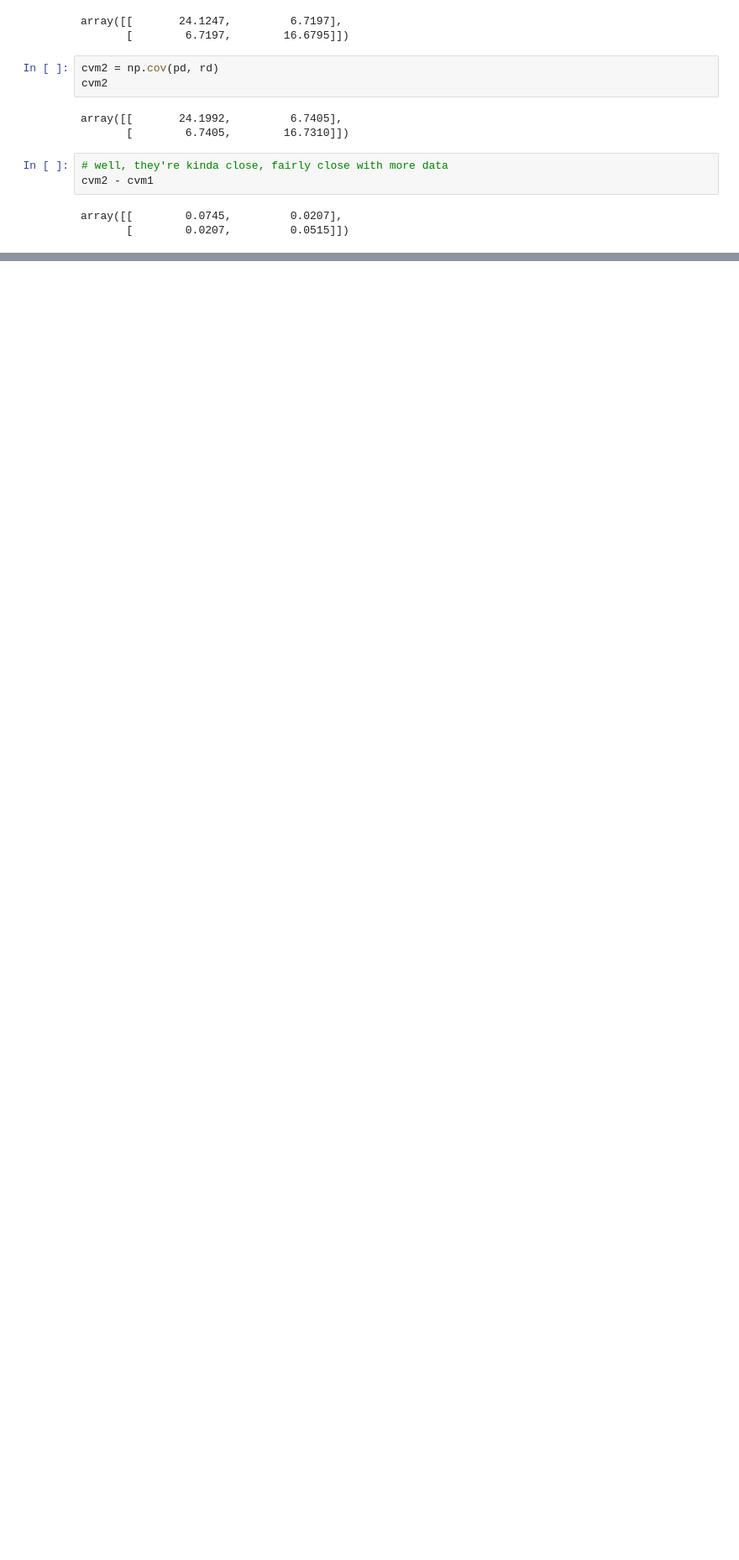
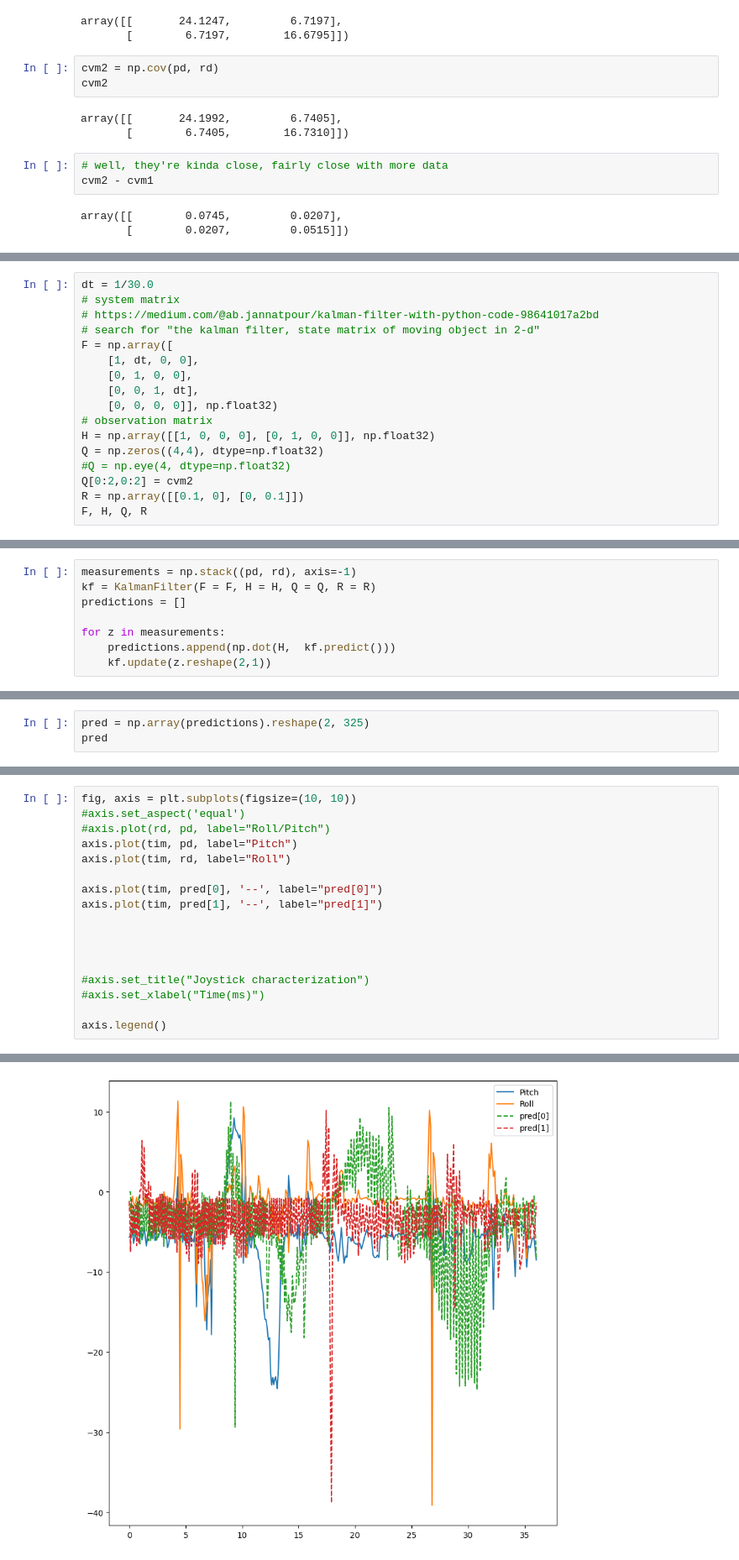
Before and after one commit to ivorjawa/StewartPlatform, a Jupyter notebook: StewartPlatformNotes.ipynb, the cells around one changed output, grey strips where cells are left out. Shown at 84% size. Saved outputs shown, nothing was run; the diff lists cells and outputs as text; blank space fills up the shorter version.

Commit message:
Well, at least I have a graph.

```diff
--- a/StewartPlatformNotes.ipynb
+++ b/StewartPlatformNotes.ipynb
@@ -222,0 +227,17 @@ array([[        0.0745,         0.0207],
+# %%
+dt = 1/30.0
+# system matrix
+# https://medium.com/@ab.jannatpour/kalman-filter-with-python-code-98641017a2bd
+# search for "the kalman filter, state matrix of moving object in 2-d"
+F = np.array([
+    [1, dt, 0, 0],
+    [0, 1, 0, 0],
+    [0, 0, 1, dt],
+    [0, 0, 0, 0]], np.float32)
+# observation matrix
+H = np.array([[1, 0, 0, 0], [0, 1, 0, 0]], np.float32)
+Q = np.zeros((4,4), dtype=np.float32)
+#Q = np.eye(4, dtype=np.float32)
+Q[0:2,0:2] = cvm2
+R = np.array([[0.1, 0], [0, 0.1]])
+F, H, Q, R
@@ -222,0 +260,8 @@ array([[        0.0745,         0.0207],
+# %%
+measurements = np.stack((pd, rd), axis=-1)
+kf = KalmanFilter(F = F, H = H, Q = Q, R = R)
+predictions = []
+
+for z in measurements:
+    predictions.append(np.dot(H,  kf.predict()))
+    kf.update(z.reshape(2,1))
@@ -222,0 +286,3 @@ array([[        0.0745,         0.0207],
+# %%
+pred = np.array(predictions).reshape(2, 325)
+pred
@@ -222,0 +307,18 @@ array([[        0.0745,         0.0207],
+# %%
+fig, axis = plt.subplots(figsize=(10, 10))
+#axis.set_aspect('equal')
+#axis.plot(rd, pd, label="Roll/Pitch")
+axis.plot(tim, pd, label="Pitch")
+axis.plot(tim, rd, label="Roll")
+
+axis.plot(tim, pred[0], '--', label="pred[0]")
+axis.plot(tim, pred[1], '--', label="pred[1]")
+
+
+
+
+#axis.set_title("Joystick characterization")
+#axis.set_xlabel("Time(ms)")
+
+axis.legend()
+# %% [output]
@@ -222,0 +326 @@ array([[        0.0745,         0.0207],
+[figure, added]
```
Also changed, not shown: parts of 7 cells of this notebook, 3 other files.
